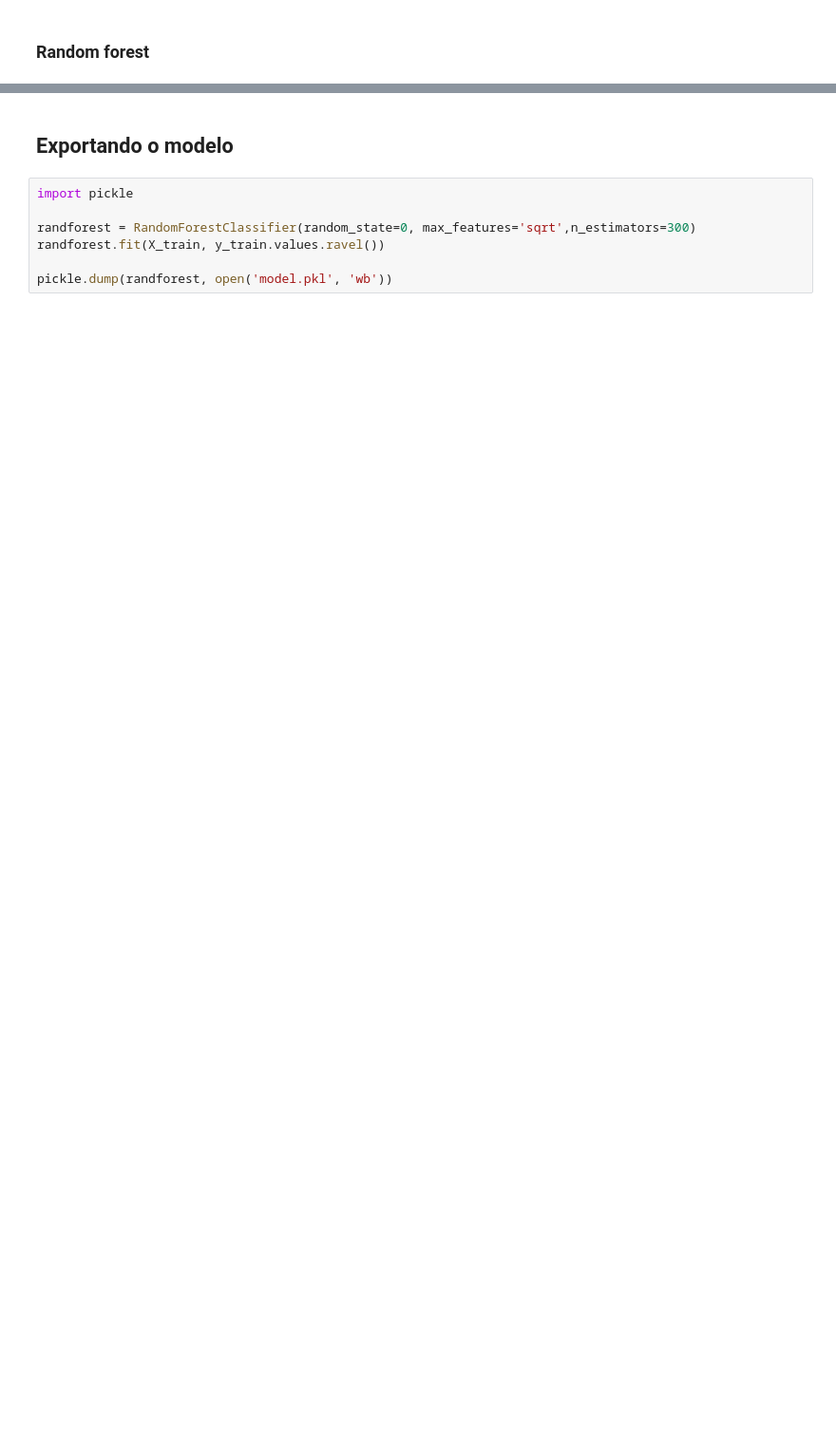
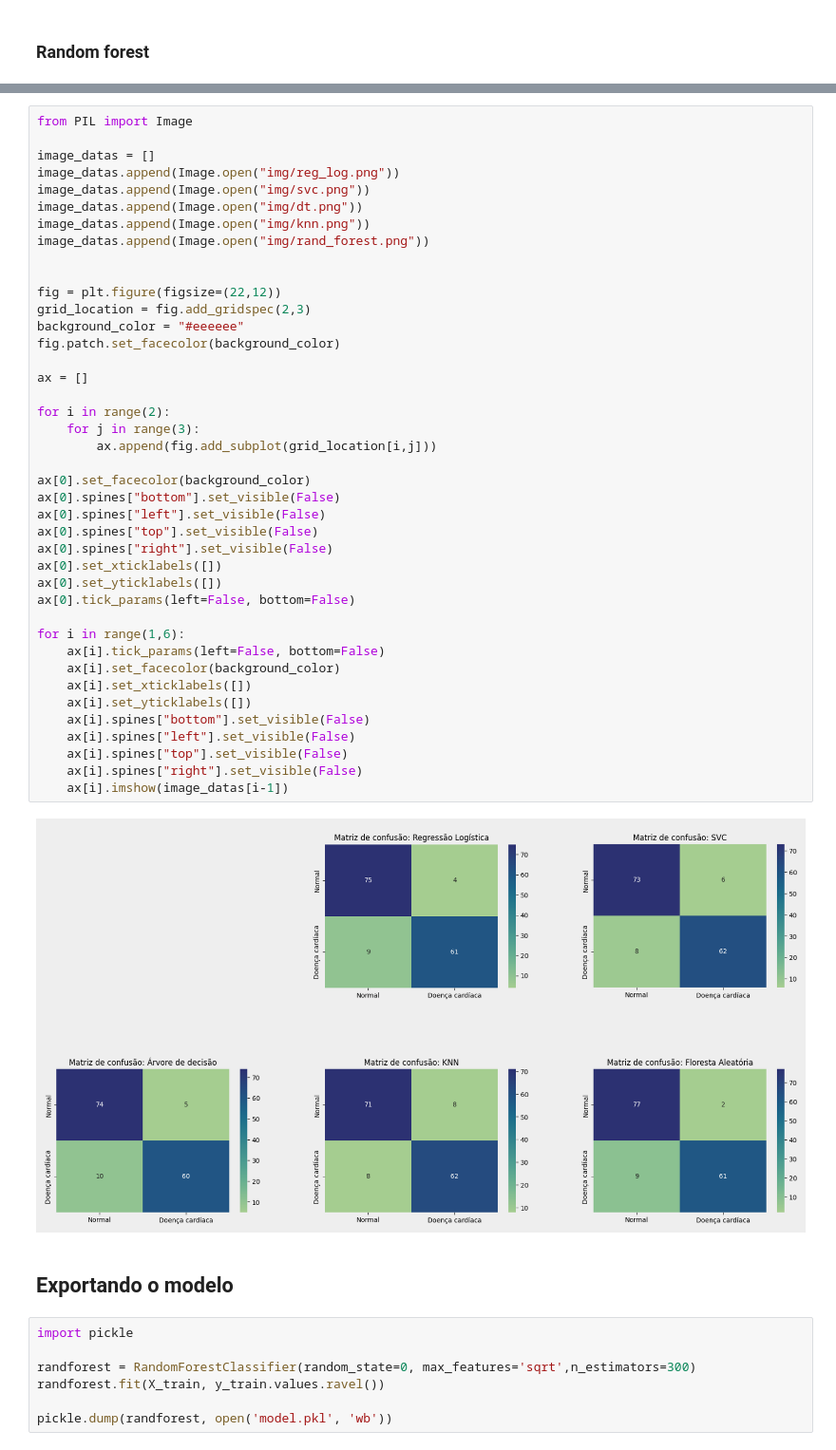
Before and after one commit to rafa-rm/TFG-Rafael, a Jupyter notebook: Analise_Exploratoria_TFG_rafael(1).ipynb, the cells around one changed output, grey strips where cells are left out. Shown at 95% size. Drawn from its saved outputs; the diff is of its cells as text; blank space fills up the shorter version.

```diff
--- a/Analise_Exploratoria_TFG_rafael(1).ipynb
+++ b/Analise_Exploratoria_TFG_rafael(1).ipynb
@@ -798,3 +810,46 @@ A precisão, considerando as pessoas sem a doença e com doença cardíaca, resp
+# %%
+from PIL import Image
+
+image_datas = []
+image_datas.append(Image.open("img/reg_log.png"))
+image_datas.append(Image.open("img/svc.png"))
+image_datas.append(Image.open("img/dt.png"))
+image_datas.append(Image.open("img/knn.png"))
+image_datas.append(Image.open("img/rand_forest.png"))
+
+
+fig = plt.figure(figsize=(22,12))
+grid_location = fig.add_gridspec(2,3)
+background_color = "#eeeeee"
+fig.patch.set_facecolor(background_color)
+
+ax = []
+
+for i in range(2):
+    for j in range(3):
+        ax.append(fig.add_subplot(grid_location[i,j]))
+
+ax[0].set_facecolor(background_color)
+ax[0].spines["bottom"].set_visible(False)
+ax[0].spines["left"].set_visible(False)
+ax[0].spines["top"].set_visible(False)
+ax[0].spines["right"].set_visible(False)
+ax[0].set_xticklabels([])
+ax[0].set_yticklabels([])
+ax[0].tick_params(left=False, bottom=False)
+
+for i in range(1,6):
+    ax[i].tick_params(left=False, bottom=False)
+    ax[i].set_facecolor(background_color)
+    ax[i].set_xticklabels([])
+    ax[i].set_yticklabels([])
+    ax[i].spines["bottom"].set_visible(False)
+    ax[i].spines["left"].set_visible(False)
+    ax[i].spines["top"].set_visible(False)
+    ax[i].spines["right"].set_visible(False)
+    ax[i].imshow(image_datas[i-1])
+# %% [output]
+[figure, added]
 # %% [markdown]
 ## Exportando o modelo
 # %%
```
Also changed, not shown: parts of 9 cells of this notebook, 5 other files.
